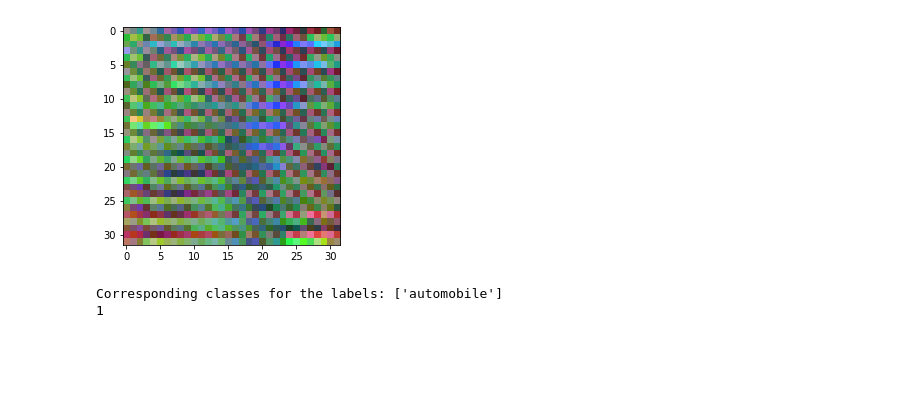
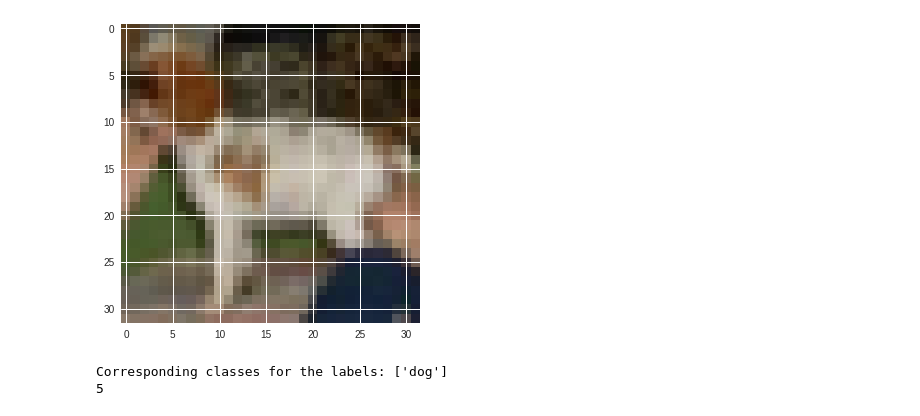
Before and after one commit to zhaoheng001/Generative-Network-Interpolation, a Jupyter notebook: Cifar10_CNN2.ipynb, the cells around one changed output. Cells and saved outputs as stored; diff of their text form; code cells hidden in the pictures; blank space fills up the shorter version.

```diff
--- a/Cifar10_CNN2.ipynb
+++ b/Cifar10_CNN2.ipynb
@@ -154,19 +158,19 @@ test_____________
 # %%
 #print one image
 
 cifar_classes = ['airplane', 'automobile', 'bird', 'cat', 'deer', 'dog', 'frog', 'horse', 'ship', 'truck']
-image_index = 9
-img = x_test[0]
+image_index = 12
+img = x_test[image_index]
 plt.imshow(np.transpose(np.reshape(img,(3, 32,32)), (1,2,0)))
 plt.show()
 #print('Corresponding classes for the labels: ' + str([cifar_classes[y_test[0]]]))
 print('Corresponding classes for the labels: ' + str([cifar_classes[np.argmax(y_test[image_index])]]))
 print(np.argmax(y_test[image_index]))
 #plt.imshow(x_test[1].reshape(32,32,3),cmap='Greys')
 # %% [output]
-[figure, old version]
+[figure, new version]
-Corresponding classes for the labels: ['automobile']
-1
+Corresponding classes for the labels: ['dog']
+5
 # %%
 from keras import backend as K
 K.set_image_dim_ordering('th')
```
Also changed, not shown: parts of 7 cells of this notebook.
